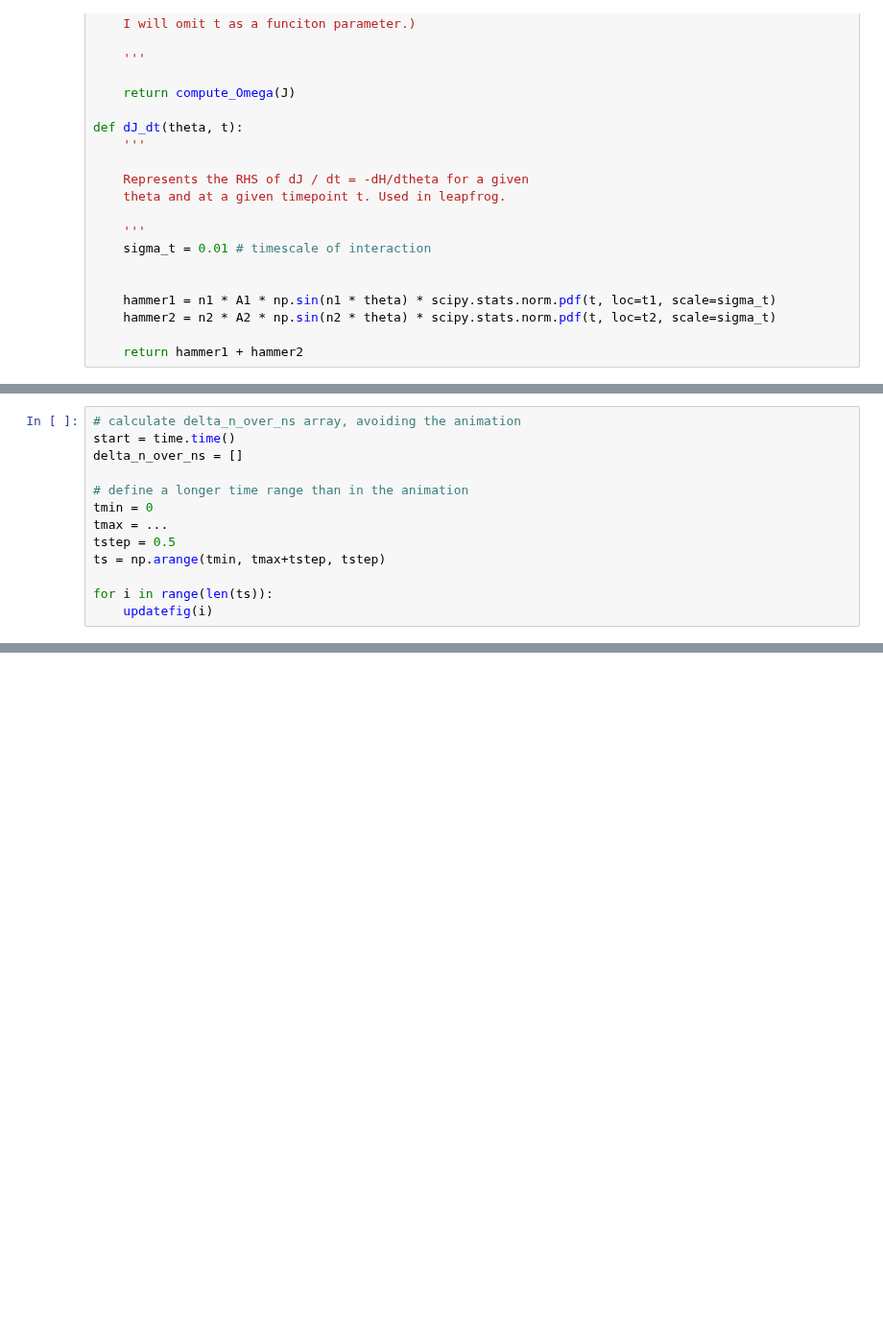
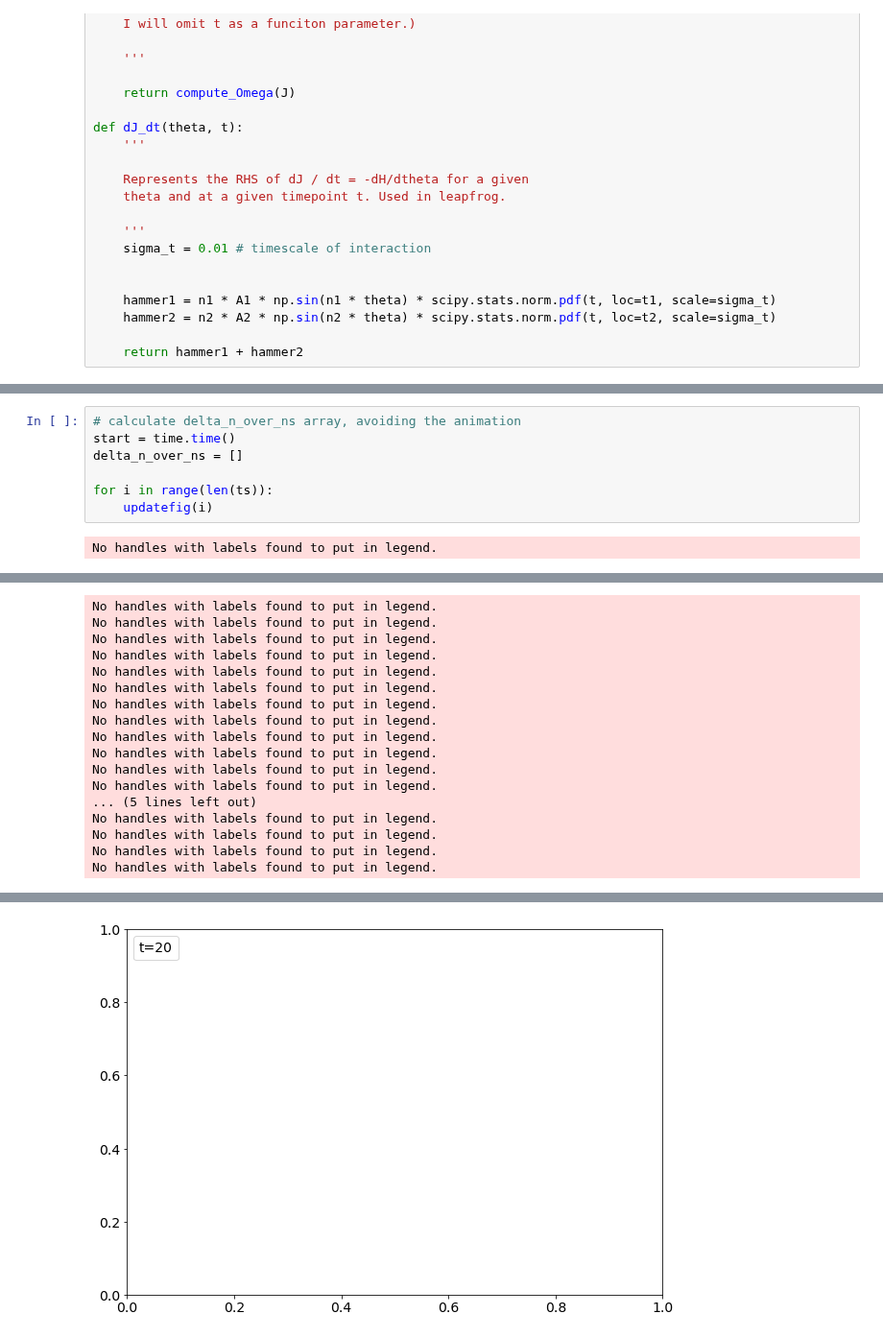
Before and after one commit to Jupiter1994/plasma-echo, a Jupyter notebook: Leapfrog Trajs Testing.ipynb, the cells around one changed output, grey strips where cells are left out. Shown at 96% size. Cells and saved outputs as stored; diff of their text form; blank space fills up the shorter version.

```diff
--- a/Leapfrog Trajs Testing.ipynb
+++ b/Leapfrog Trajs Testing.ipynb
@@ -398,11 +427,7 @@ np.sum(variables["Js"] == 0)
 start = time.time()
 delta_n_over_ns = []
 
-# define a longer time range than in the animation
-tmin = 0
-tmax = ...
-tstep = 0.5
-ts = np.arange(tmin, tmax+tstep, tstep)
-
 for i in range(len(ts)):
     updatefig(i)
+# %% [output]
+No handles with labels found to put in legend.
@@ -408,0 +457,17 @@ for i in range(len(ts)):
+No handles with labels found to put in legend.
+No handles with labels found to put in legend.
+No handles with labels found to put in legend.
+No handles with labels found to put in legend.
+No handles with labels found to put in legend.
+No handles with labels found to put in legend.
+No handles with labels found to put in legend.
+No handles with labels found to put in legend.
+No handles with labels found to put in legend.
+No handles with labels found to put in legend.
+No handles with labels found to put in legend.
+No handles with labels found to put in legend.
+... (5 lines left out)
+No handles with labels found to put in legend.
+No handles with labels found to put in legend.
+No handles with labels found to put in legend.
+No handles with labels found to put in legend.
@@ -409,3 +476,4 @@ for i in range(len(ts)):
+[figure, added]
 # %%
 plt.plot(ts, delta_n_over_ns)
 
```
Also changed, not shown: parts of 8 cells of this notebook, 1 other file.
